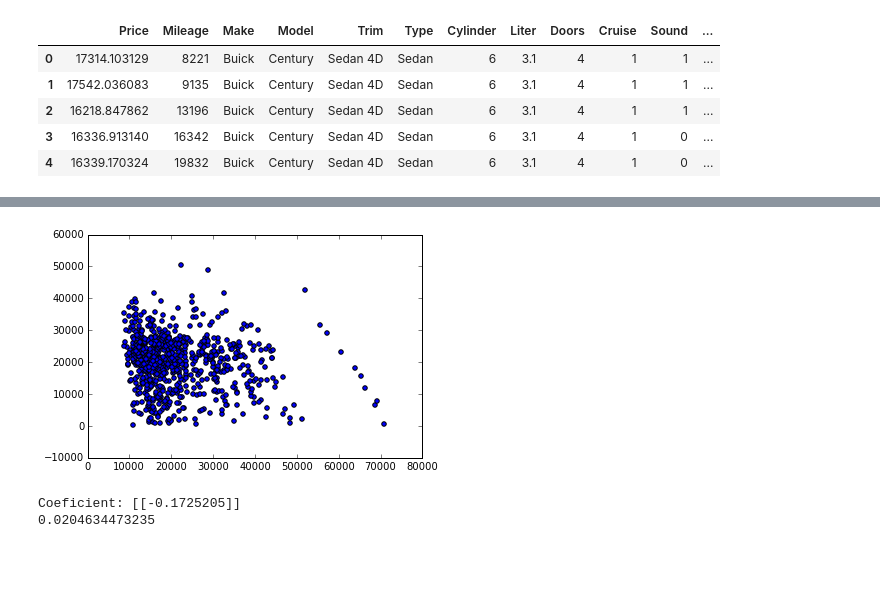
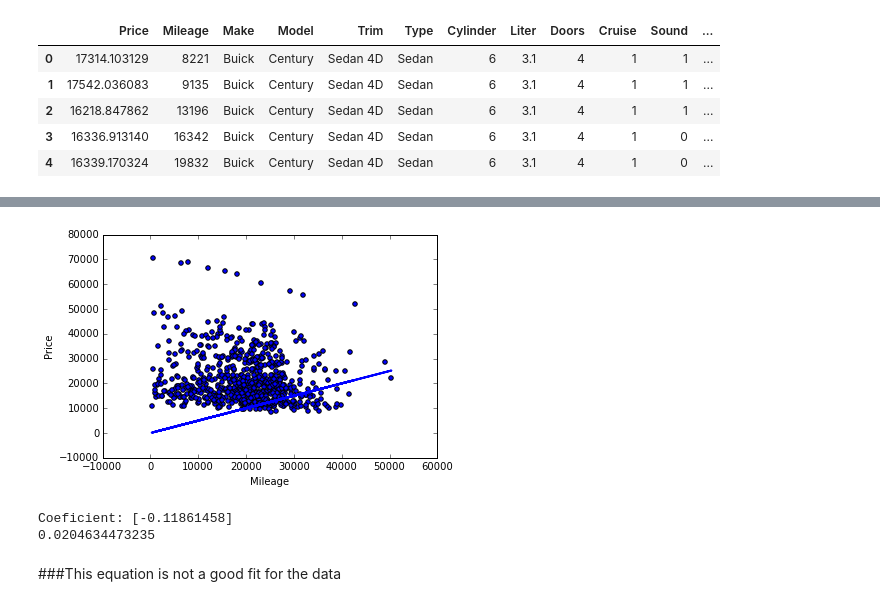
Before and after one commit to lancekrogers/linear-regression, a Jupyter notebook: How Much is Your Car Worth.ipynb, the cells around one changed output, grey strips where cells are left out. Drawn from its saved outputs; the diff is of its cells as text; code cells hidden in the pictures; blank space fills up the shorter version.

```diff
--- a/How Much is Your Car Worth.ipynb
+++ b/How Much is Your Car Worth.ipynb
@@ -56,4 +57,4 @@ df.head()
 | 4 | 16339.170324 | 19832 | Buick | Century | Sedan 4D | Sedan | 6 | 3.1 | 4 | 1 | 0 | ... |
 # %%
 mileage_p = df[['Price', 'Mileage']]
-mileage_p.head()
+func_one = lambda x: 0 + .5 * x
@@ -67,6 +61,10 @@ mileage_p.head()
 # %%
-plt.scatter(mileage_p['Price'], mileage_p['Mileage'])
+plt.scatter(mileage_p['Mileage'], mileage_p['Price'])
+plt.ylabel('Price')
+plt.xlabel('Mileage')
+plt.plot(mileage_p.Mileage, func_one(mileage_p.Mileage), linewidth=2)
+
 plt.show()
 # %% [output]
-[figure, old version]
+[figure, new version]
 # %%
@@ -77,9 +75,11 @@ mile = df[['Mileage']]
 # %%
 regrp = linear_model.LinearRegression()
-regrp.fit(mile, price)
+regrp.fit(price, mile)
 print("Coeficient: {}".format(regrp.coef_))
-print(regrp.score(mile, price))
+print(regrp.score(price, mile))
 # %% [output]
-Coeficient: [[-0.1725205]]
+Coeficient: [-0.11861458]
 0.0204634473235
+# %% [markdown]
+###This equation is not a good fit for the data
 # %%
```
Also changed, not shown: parts of 17 cells of this notebook.
